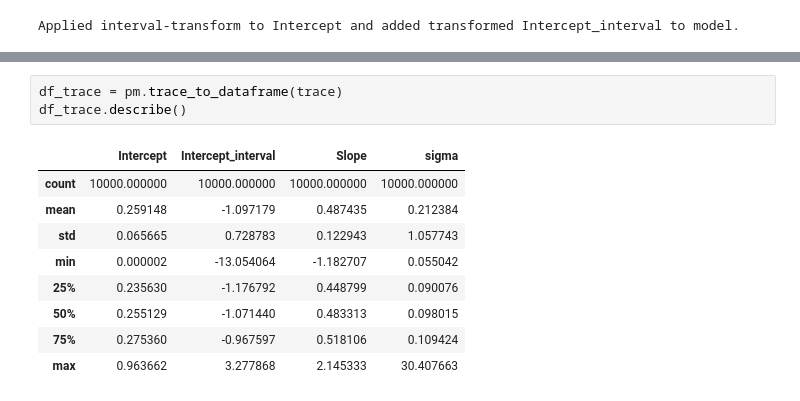
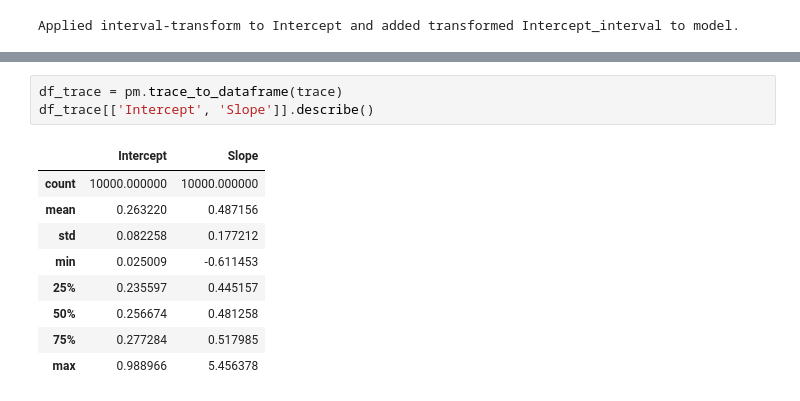
Before and after one commit to lcdm-uiuc/info490-sp16, a Jupyter notebook: Week11/notebooks/intro2pp-bm.ipynb, the cells around one changed output, grey strips where cells are left out. Drawn from its saved outputs; the diff is of its cells as text.

```diff
--- a/Week11/notebooks/intro2pp-bm.ipynb
+++ b/Week11/notebooks/intro2pp-bm.ipynb
@@ -173,16 +260,16 @@ trace = pm.sample(n_samples, step,
 # %%
 df_trace = pm.trace_to_dataframe(trace)
-df_trace.describe()
+df_trace[['Intercept', 'Slope']].describe()
 # %% [output]
-|  | Intercept | Intercept_interval | Slope | sigma |
-| count | 10000.000000 | 10000.000000 | 10000.000000 | 10000.000000 |
-| mean | 0.259148 | -1.097179 | 0.487435 | 0.212384 |
-| std | 0.065665 | 0.728783 | 0.122943 | 1.057743 |
-| min | 0.000002 | -13.054064 | -1.182707 | 0.055042 |
-| 25% | 0.235630 | -1.176792 | 0.448799 | 0.090076 |
-| 50% | 0.255129 | -1.071440 | 0.483313 | 0.098015 |
-| 75% | 0.275360 | -0.967597 | 0.518106 | 0.109424 |
-| max | 0.963662 | 3.277868 | 2.145333 | 30.407663 |
+|  | Intercept | Slope |
+| count | 10000.000000 | 10000.000000 |
+| mean | 0.263220 | 0.487156 |
+| std | 0.082258 | 0.177212 |
+| min | 0.025009 | -0.611453 |
+| 25% | 0.235597 | 0.445157 |
+| 50% | 0.256674 | 0.481258 |
+| 75% | 0.277284 | 0.517985 |
+| max | 0.988966 | 5.456378 |
 # %%
 plt.figure(figsize=(12, 10))
 sns.set_style('darkgrid')
```
Also changed, not shown: parts of 37 cells of this notebook.
